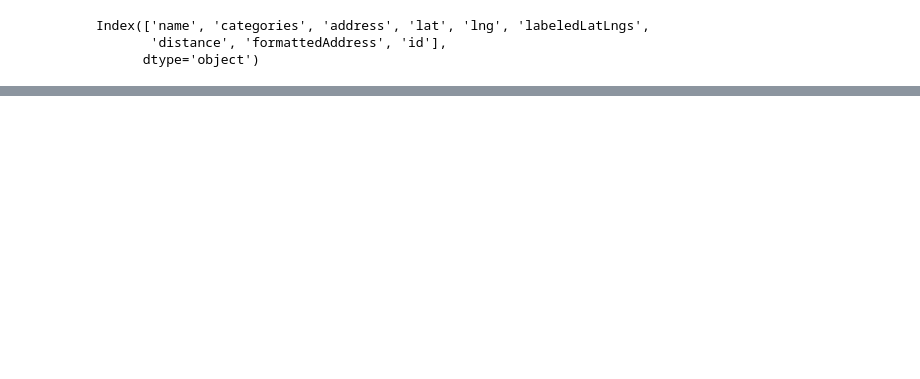
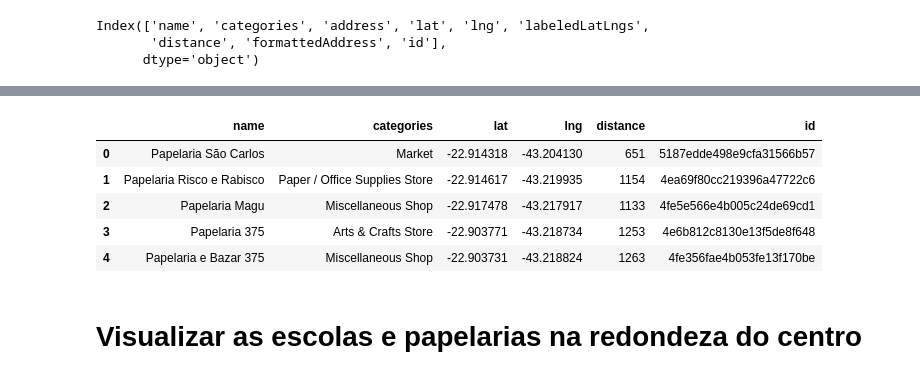
Before and after one commit to SamiraHabib/Coursera_Capstone, a Jupyter notebook: Coursera_Capstone.ipynb, the cells around one changed output, grey strips where cells are left out. Drawn from its saved outputs; the diff is of its cells as text; code cells hidden in the pictures; blank space fills up the shorter version.

```diff
--- a/Coursera_Capstone.ipynb
+++ b/Coursera_Capstone.ipynb
@@ -517,0 +524,2 @@ Index(['name', 'categories', 'address', 'lat', 'lng', 'labeledLatLngs',
+# %%
+df_new = df_paper_filtro.append(df_school_filtered)
@@ -517,0 +535,15 @@ Index(['name', 'categories', 'address', 'lat', 'lng', 'labeledLatLngs',
+# %%
+df_new.drop('address', axis=1, inplace=True)
+df_new.drop('labeledLatLngs', axis=1, inplace=True)
+df_new.drop('formattedAddress', axis=1, inplace=True)
+# %%
+df_new.head()
+# %% [output]
+|  | name | categories | lat | lng | distance | id |
+| 0 | Papelaria São Carlos | Market | -22.914318 | -43.204130 | 651 | 5187edde498e9cfa31566b57 |
+| 1 | Papelaria Risco e Rabisco | Paper / Office Supplies Store | -22.914617 | -43.219935 | 1154 | 4ea69f80cc219396a47722c6 |
+| 2 | Papelaria Magu | Miscellaneous Shop | -22.917478 | -43.217917 | 1133 | 4fe5e566e4b005c24de69cd1 |
+| 3 | Papelaria 375 | Arts & Crafts Store | -22.903771 | -43.218734 | 1253 | 4e6b812c8130e13f5de8f648 |
+| 4 | Papelaria e Bazar 375 | Miscellaneous Shop | -22.903731 | -43.218824 | 1263 | 4fe356fae4b053fe13f170be |
+# %% [markdown]
+# Visualizar as escolas e papelarias na redondeza do centro #
```
Also changed, not shown: parts of 4 cells of this notebook.
